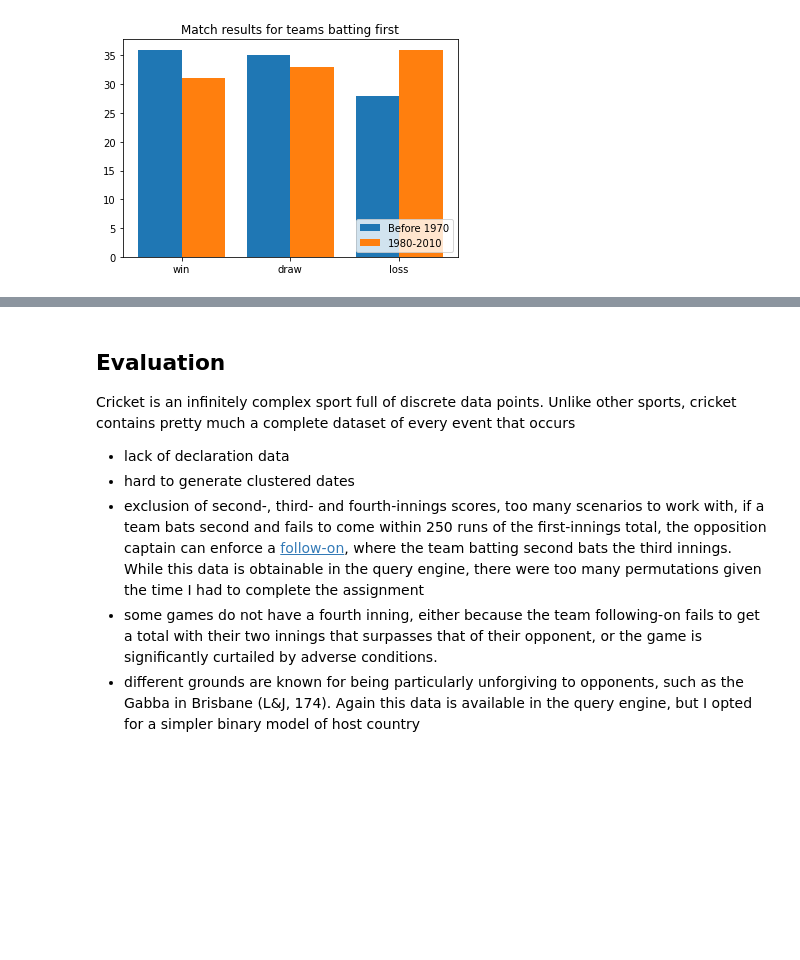
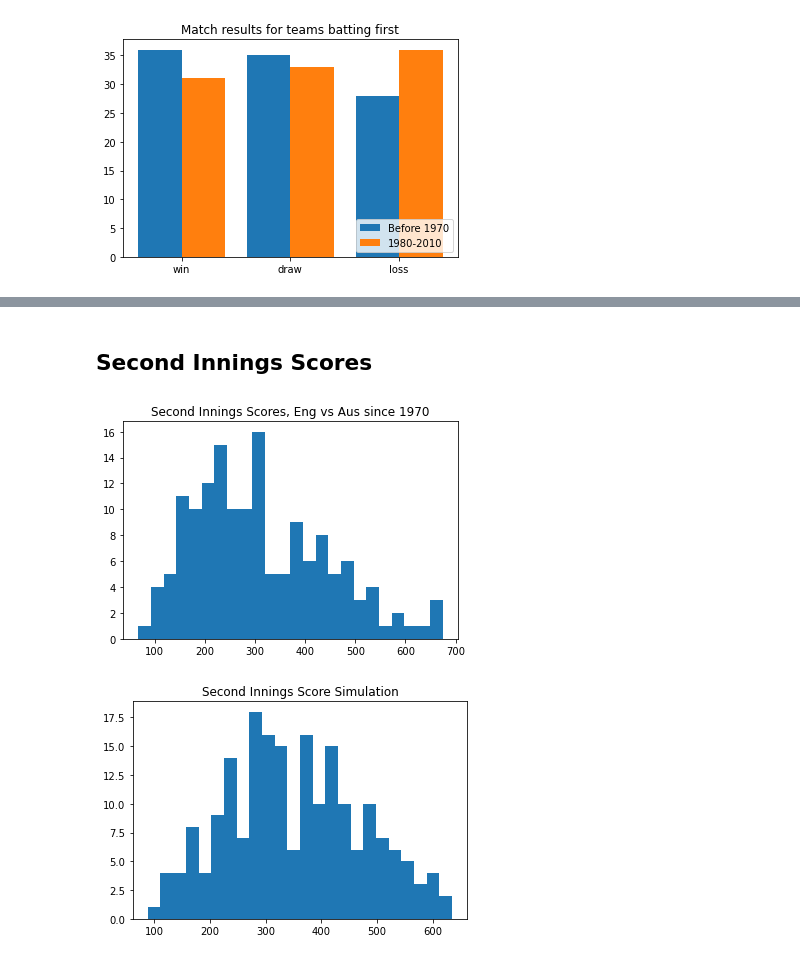
Before and after one commit to kiehozero/atu-progda-assignment, a Jupyter notebook: assignment.ipynb, the cells around one changed output, grey strips where cells are left out. Cells and saved outputs as stored; diff of their text form; code cells hidden in the pictures; blank space fills up the shorter version.

```diff
--- a/assignment.ipynb
+++ b/assignment.ipynb
@@ -231,9 +225,22 @@ AttributeError: module 'matplotlib.pyplot' has no attribute 'line'
-# %% [markdown]
-## Evaluation
-
-Cricket is an infinitely complex sport full of discrete data points. Unlike other sports, cricket contains pretty much a complete dataset of every event that occurs
-- lack of declaration data
-- hard to generate clustered dates
-- exclusion of second-, third- and fourth-innings scores, too many scenarios to work with, if a team bats second and fails to come within 250 runs of the first-innings total, the opposition captain can enforce a [follow-on](https://www.lords.org/mcc/the-laws-of-cricket/the-follow-on), where the team batting second bats the third innings. While this data is obtainable in the query engine, there were too many permutations given the time I had to complete the assignment
-- some games do not have a fourth inning, either because the team following-on fails to get a total with their two innings that surpasses that of their opponent, or the game is significantly curtailed by adverse conditions.
-- different grounds are known for being particularly unforgiving to opponents, such as the Gabba in Brisbane (L&J, 174). Again this data is available in the query engine, but I opted for a simpler binary model of host country
+# %% [markdown]
+## Second Innings Scores
+# %%
+second = ash['inn2']
+# establish minimum, modal and maximum values for use in triangular simulation
+smin = second.min()
+smode = second.mode()
+smax = second.max()
+# re-interating number of tests we wish to simulate
+tests = 200
+
+plt.title("Second Innings Scores, Eng vs Aus since 1970")
+plt.hist(second, bins=24)
+plt.show()
+
+plt.title("Second Innings Score Simulation")
+sim_second = np.random.triangular(left=smin, mode=smode, right=smax, size=tests)
+plt.hist(sim_second, bins=24)
+plt.show()
+# %% [output]
+[figure, added]
+[figure, added]
```
Also changed, not shown: parts of 15 cells of this notebook, 1 other file.
